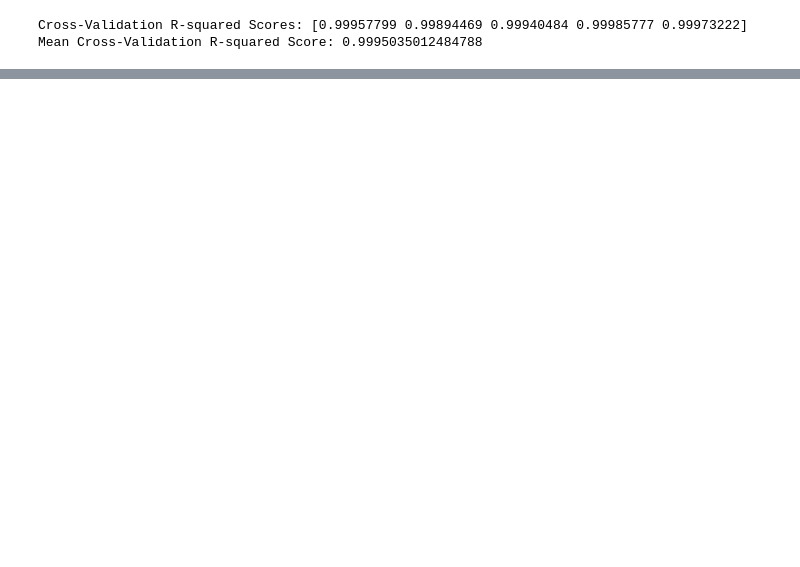
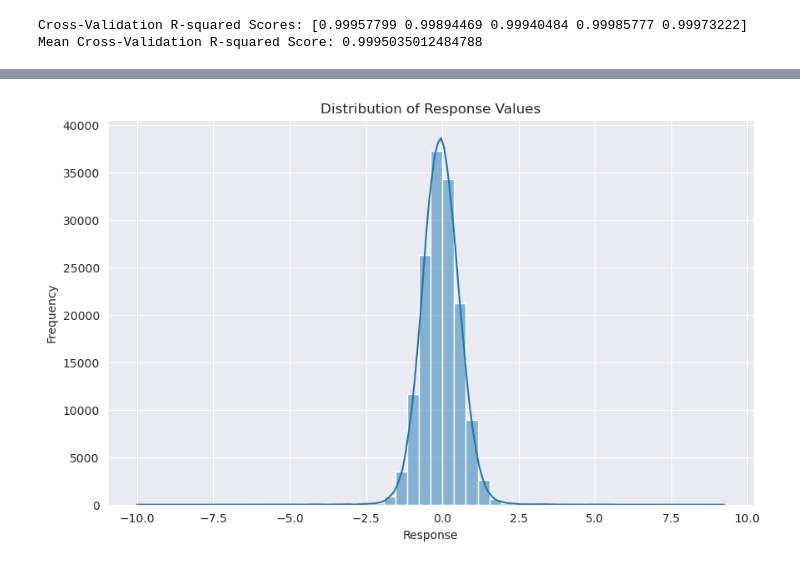
Before and after one commit to Aftaab25/genes-drug-response-prediction, a Jupyter notebook: genes_drug_prediction.ipynb, the cells around one changed output, grey strips where cells are left out. Cells and saved outputs as stored; diff of their text form; code cells hidden in the pictures; blank space fills up the shorter version.

```diff
--- a/genes_drug_prediction.ipynb
+++ b/genes_drug_prediction.ipynb
@@ -212,29 +390,0 @@ Drug:  ADO-TRASTUZUMAB_EMTANSINE
-# %%
-import re
-import pandas as pd
-from sklearn.model_selection import train_test_split
-from sklearn.ensemble import RandomForestRegressor
-from sklearn.metrics import mean_squared_error, r2_score
-
-# Example cell line and drug for testing
-cell_line = 'A375'
-drug = 'ADO-TRASTUZUMAB_EMTANSINE'
-
-# cell_line = input("Cell Line: ")
-# drug = input("Drug: ")
-
-# Function to extract concentration and time point using regex
-def extract_info(col_name):
-    # Use regex to extract cell line, drug, concentration, and time
-    match = re.search(rf'{cell_line}.*{drug}:(\d+\.?\d*):(\d+)', col_name)
-    if match:
-        concentration = float(match.group(1))  # Extract concentration
-        time_point = int(match.group(2))       # Extract time point (e.g., 24, 72)
-        return concentration, time_point
-    return None
-
-# Get the columns that match the cell line and drug
-filtered_columns = [(col, extract_info(col)) for col in df.columns if extract_info(col)]
-
-rid = 9990
-df[['rid', 'ABY001_A375_XH:ADO-TRASTUZUMAB_EMTANSINE:0.3125:24']]
@@ -383,0 +722,14 @@ plt.show()
+# %%
+import matplotlib.pyplot as plt
+import seaborn as sns
+
+# Assuming df_final['response'] contains all response values for a particular cell line and drug
+plt.figure(figsize=(10, 6))
+sns.histplot(df_final['response'], kde=True, bins=50)
+plt.title("Distribution of Response Values")
+plt.xlabel("Response")
+plt.ylabel("Frequency")
+plt.grid(True)
+plt.show()
+# %% [output]
+[figure, added]
```
Also changed, not shown: parts of 23 cells of this notebook.
